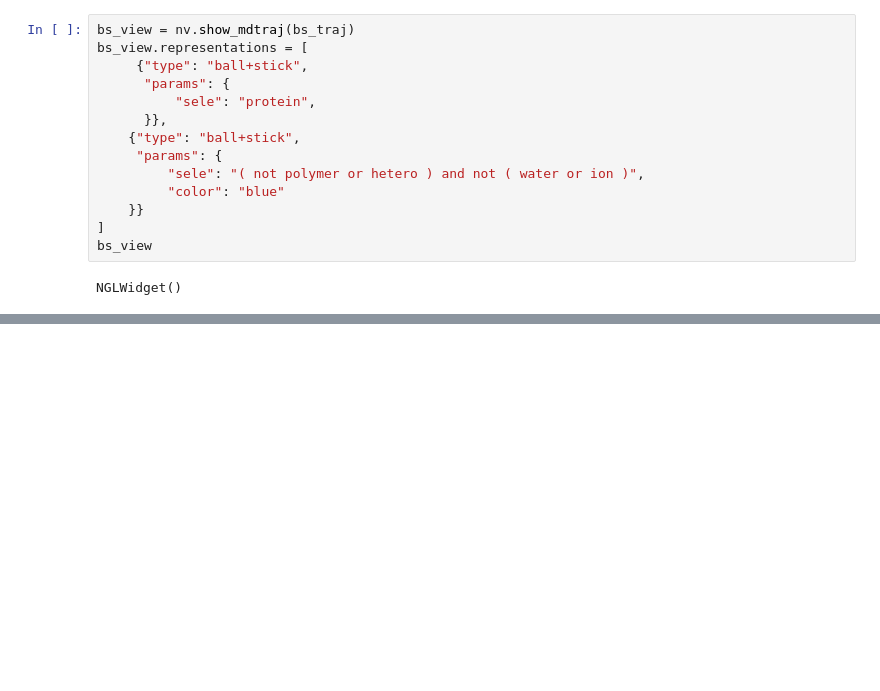
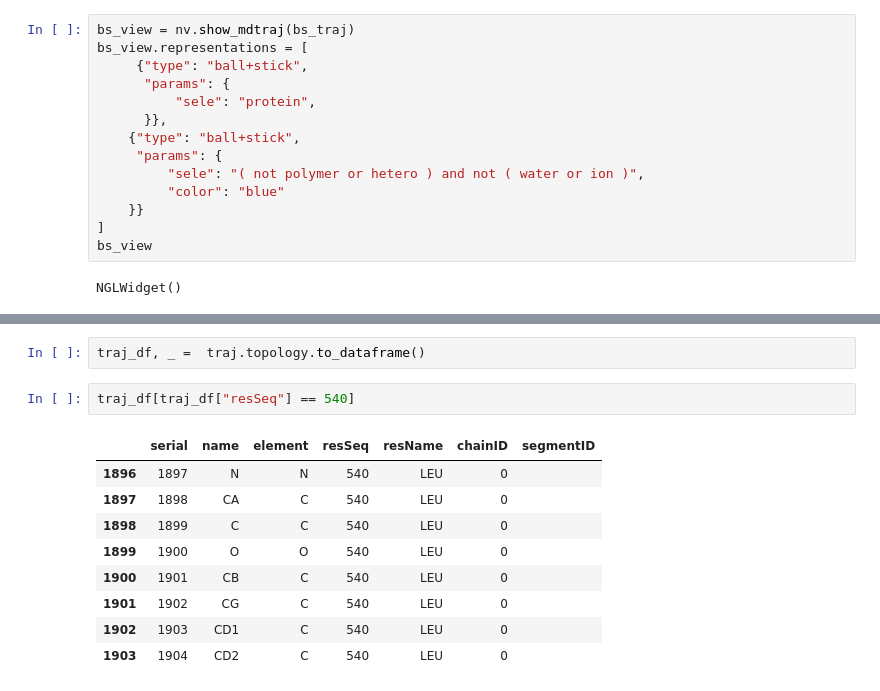
Before and after one commit to uibcdf/OpenPharmacophore-Tools, a Jupyter notebook: notebooks/protein_ligand_interactions/binding_site.ipynb, the cells around one changed output, grey strips where cells are left out. Drawn from its saved outputs; the diff is of its cells as text; blank space fills up the shorter version.

```diff
--- a/notebooks/protein_ligand_interactions/binding_site.ipynb
+++ b/notebooks/protein_ligand_interactions/binding_site.ipynb
@@ -123,0 +152,14 @@ NGLWidget()
+# %%
+traj_df, _ =  traj.topology.to_dataframe()
+# %%
+traj_df[traj_df["resSeq"] == 540]
+# %% [output]
+|  | serial | name | element | resSeq | resName | chainID | segmentID |
+| 1896 | 1897 | N | N | 540 | LEU | 0 |  |
+| 1897 | 1898 | CA | C | 540 | LEU | 0 |  |
+| 1898 | 1899 | C | C | 540 | LEU | 0 |  |
+| 1899 | 1900 | O | O | 540 | LEU | 0 |  |
+| 1900 | 1901 | CB | C | 540 | LEU | 0 |  |
+| 1901 | 1902 | CG | C | 540 | LEU | 0 |  |
+| 1902 | 1903 | CD1 | C | 540 | LEU | 0 |  |
+| 1903 | 1904 | CD2 | C | 540 | LEU | 0 |  |
```
Also changed, not shown: parts of 18 cells of this notebook, 4 other files.
